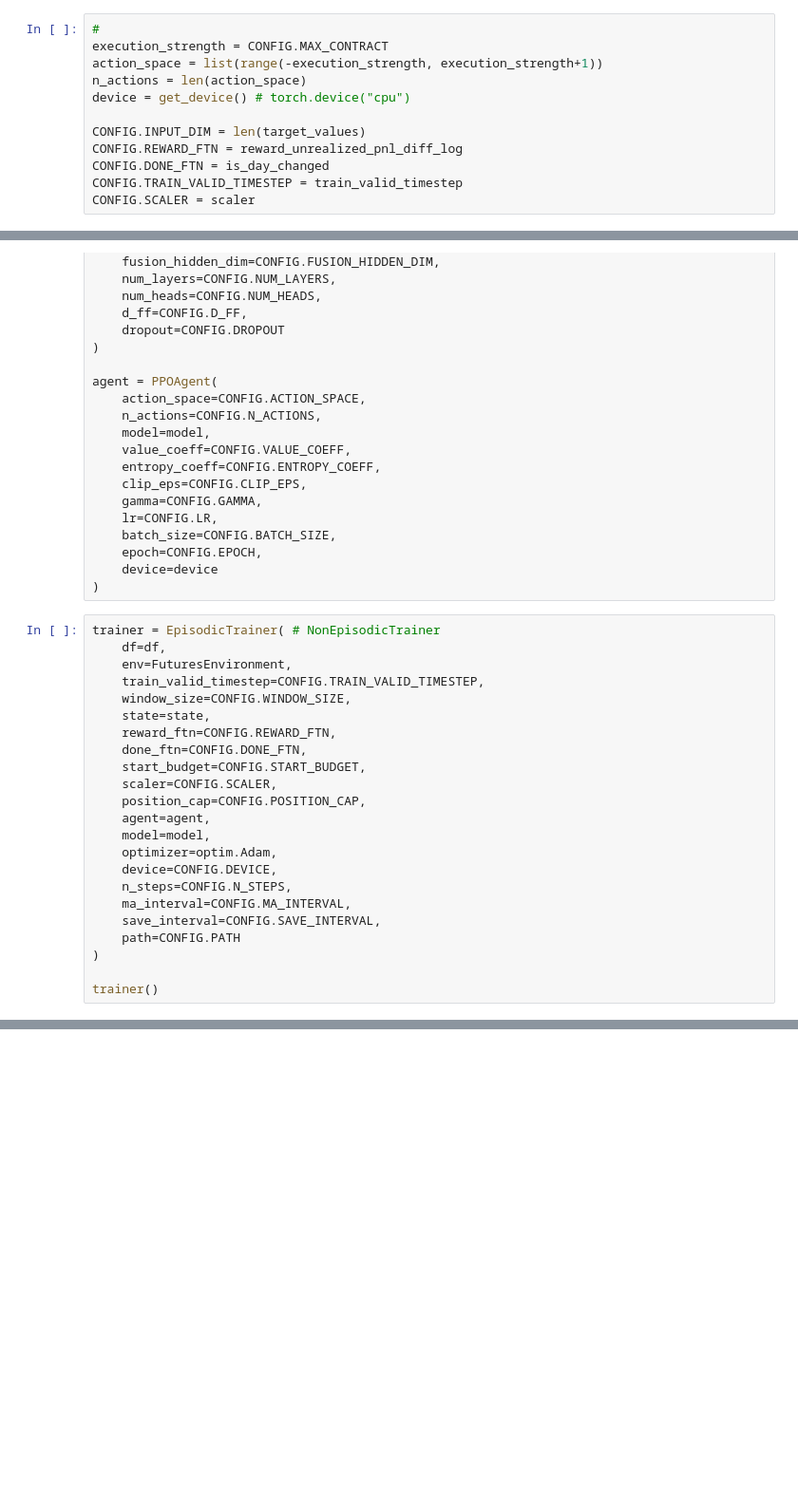
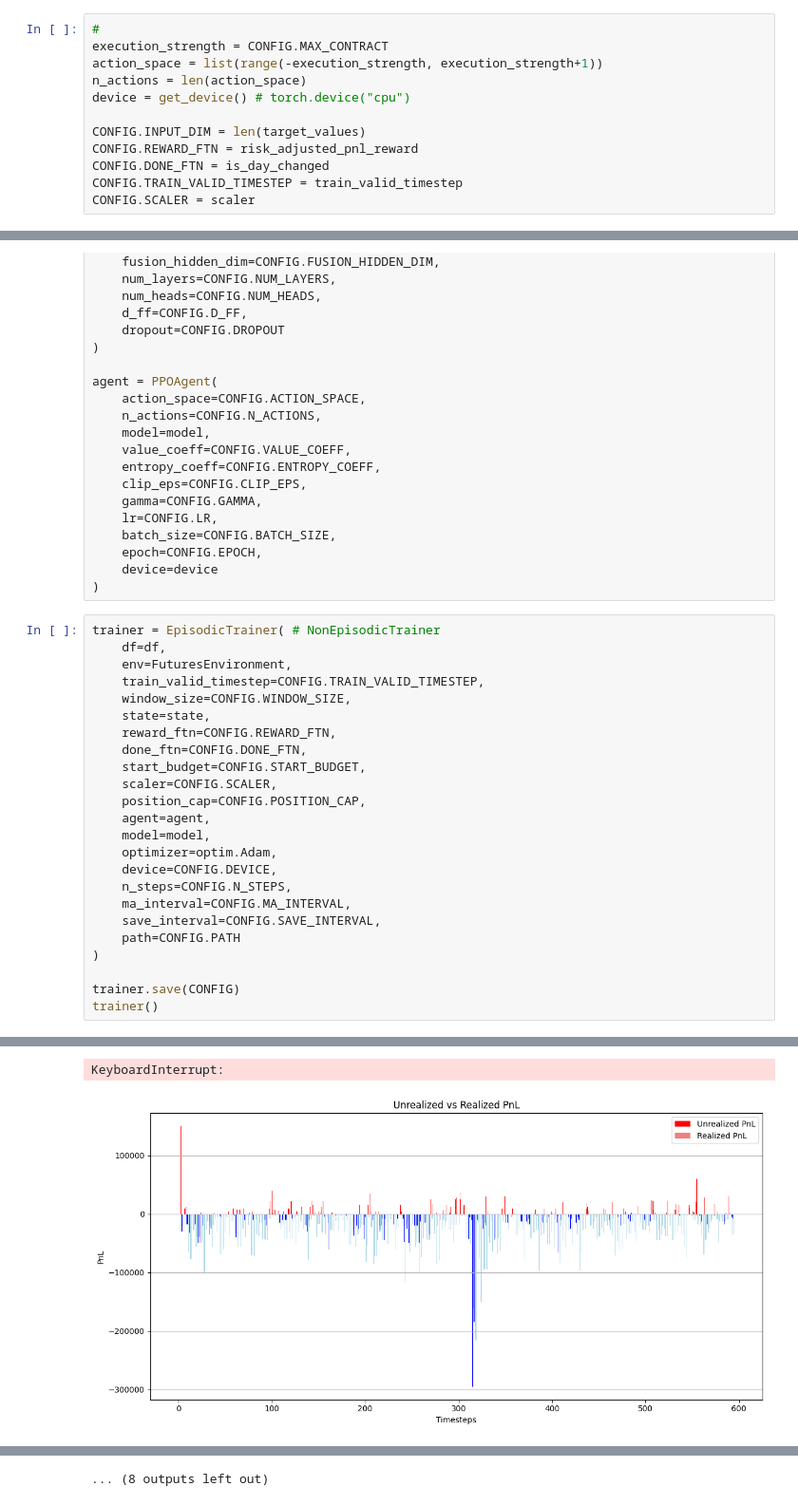
Before and after one commit to KanghwaSisters/YOLO-Futures, a Jupyter notebook: code/main.ipynb, the cells around one changed output, grey strips where cells are left out. Shown at 95% size. Drawn from its saved outputs; the diff is of its cells as text; blank space fills up the shorter version.

```diff
--- a/code/main.ipynb
+++ b/code/main.ipynb
@@ -62,7 +50,7 @@ n_actions = len(action_space)
 device = get_device() # torch.device("cpu")
 
 CONFIG.INPUT_DIM = len(target_values)
-CONFIG.REWARD_FTN = reward_unrealized_pnl_diff_log
+CONFIG.REWARD_FTN = risk_adjusted_pnl_reward
 CONFIG.DONE_FTN = is_day_changed
 CONFIG.TRAIN_VALID_TIMESTEP = train_valid_timestep
 CONFIG.SCALER = scaler
@@ -121,5 +109,6 @@ trainer = EpisodicTrainer( # NonEpisodicTrainer
     path=CONFIG.PATH
 )
 
+trainer.save(CONFIG)
 trainer()
 # %% [output]
@@ -142,0 +149,2 @@ Robust Scaling Completed.
+KeyboardInterrupt:
+[figure, added]
@@ -142,0 +159 @@ Robust Scaling Completed.
+... (8 outputs left out)
```
Also changed, not shown: parts of 4 cells of this notebook, 1 other file.
